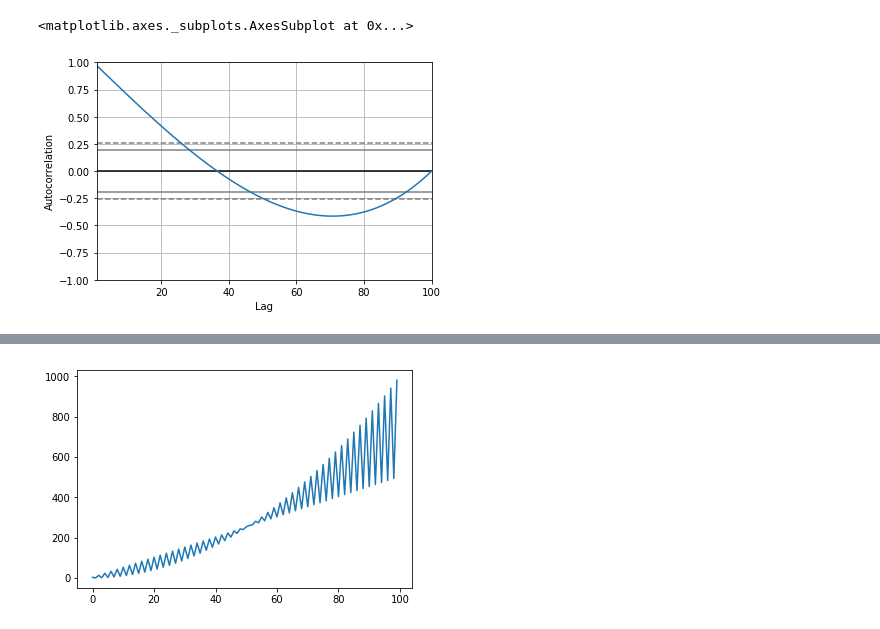
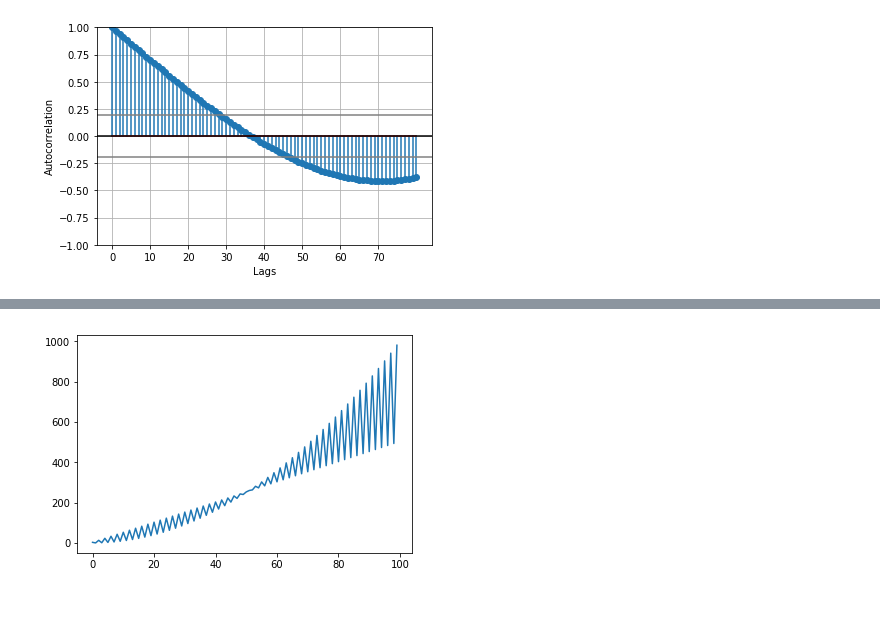
Before and after one commit to somnath1077/ML, a Jupyter notebook: timeseries/notebooks/Ch2_ACF_Exercises.ipynb, the cells around one changed output, grey strips where cells are left out. Cells and saved outputs as stored; diff of their text form; code cells hidden in the pictures.

Commit message:
changed acf functions and plots

```diff
--- a/timeseries/notebooks/Ch2_ACF_Exercises.ipynb
+++ b/timeseries/notebooks/Ch2_ACF_Exercises.ipynb
@@ -65,13 +12,51 @@ def plot_acf(s, max_lag):
+# %%
+def acf(ts, lag):
+    n = len(ts)
+    ts = np.asarray(ts)
+
+    m = np.mean(ts)
+
+    y1 = ts[ : n - lag]
+    y2 = ts[lag : ]
+
+    cov = np.sum((y1 - m) * (y2 - m))
+    var = np.sum((ts - m)**2)
+
+    return cov / float(var)
+
+def calculate_acfs(ts, max_lag):
+    res = [(i, acf(ts, i)) for i in range(0, max_lag + 1)]
+    return res
+
+def plot_acf(ts, max_lag):
+    points = calculate_acfs(ts, max_lag)
+
+    lags = [l for (l, _) in points]
+    acfs = [a for (_, a) in points]
+    plt.stem(lags, acfs)
+
+    cf = 1.96 / np.sqrt(len(ts))
+
+    plt.ylim((-1.0, 1.0))
+    plt.grid()
+
+    plt.axhline(y=cf, color='gray')
+    plt.axhline(y=-cf, color='gray')
+    plt.axhline(color='black')
+
+    plt.xlabel('Lags')
+    plt.ylabel('Autocorrelation')
+
+    plt.xticks(range(0, max_lag, 10))
+
+    plt.show()
 # %%
 y = [5 + 3 * x for x in range(0, 100)]
 
 ts1 = pd.Series(y)
-acf_ts1 = calculate_acf(ts1, 20)
-# constant autocorr
-autocorrelation_plot(ts1)
+plot_acf(ts1, max_lag=80)
 # %% [output]
-<matplotlib.axes._subplots.AxesSubplot at 0x...>
-[figure, old version]
+[figure, new version]
 # %%
 plot_acf(y, max_lag=100)
 # %% [output]
```
Also changed, not shown: parts of 6 cells of this notebook.
